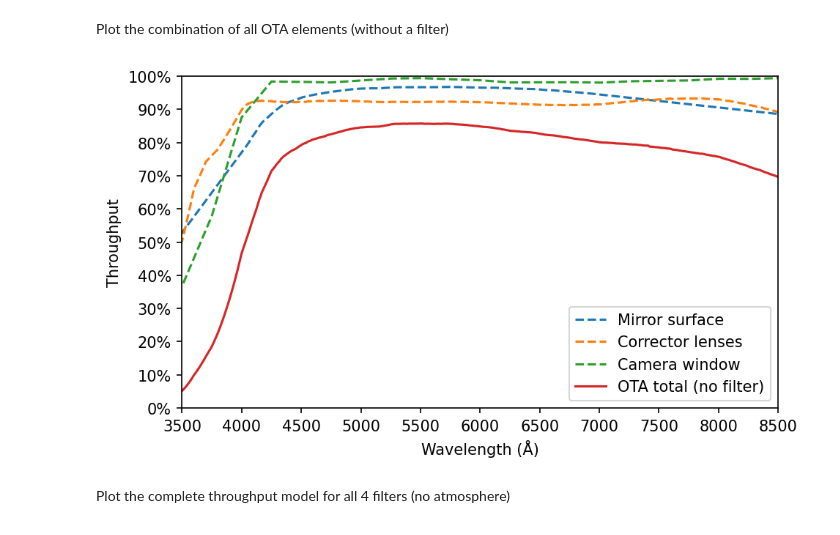
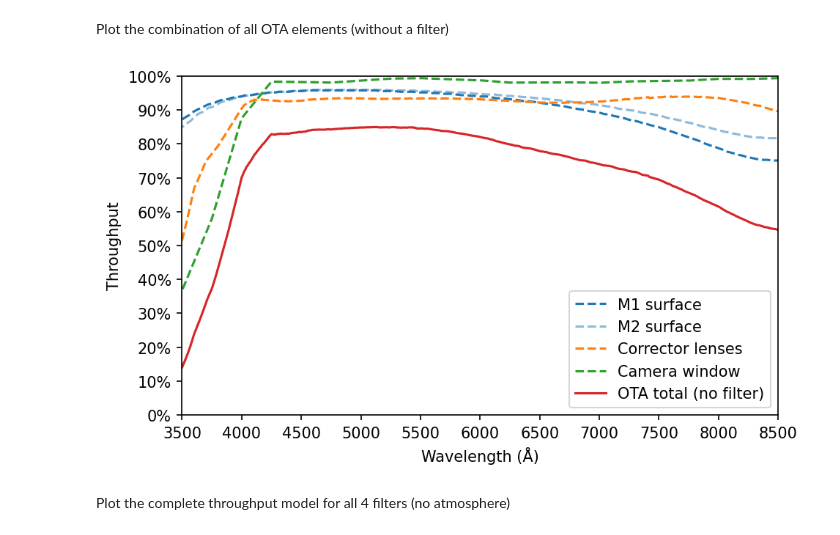
Before and after one commit to GOTO-OBS/public_resources, a Jupyter notebook: throughput/throughput.ipynb, the cells around one changed output. Saved outputs shown, nothing was run; the diff lists cells and outputs as text; code cells hidden in the pictures.

Commit message:
Update for new mirrors

```diff
--- a/throughput/throughput.ipynb
+++ b/throughput/throughput.ipynb
@@ -12,22 +12,36 @@ import matplotlib.pyplot as plt
 import matplotlib.ticker as ticker
 # %%
 data_dir = 'data'
+elements_dir = 'data/elements'
 wave_range = np.arange(300, 900, 1)
 
-# Read in data files, interpolate to the given wave range and store
+# Read in all element throughput files
 throughput_data = {}
-for filename in sorted(os.listdir(data_dir)):
+for filename in sorted(os.listdir(elements_dir)):
     if not filename.endswith('.data') or 'sky' in filename:
         continue
-    key = filename.split('.')[0]
-    data = pd.read_csv(os.path.join(data_dir, filename), names=['wave', 'throughput'], index_col=0, comment='#', sep=' ')
-    data_interp = interp1d(data.index, data.throughput, bounds_error=False, fill_value='extrapolate')(wave_range)
-    throughput_data[key] = data_interp
+
+    # Read in data file
+    data = pd.read_csv(
+        os.path.join(elements_dir, filename),
+        names=['wave', 'throughput'],
+        index_col=0,
+        comment='#',
+        sep=' ',
+    )
+
+    # Interpolate to the given wave range
+    data_interp = interp1d(
+        data.index,
+        data.throughput,
+        bounds_error=False,
+        fill_value='extrapolate',
+    )(wave_range)
+
+    # Store in dict
+    throughput_data[filename.split('.')[0]] = data_interp
 
 # Make into a dataframe
 throughput_data = pd.DataFrame(data=throughput_data, index=wave_range)
-
-# Save all data as a CSV
-throughput_data.to_csv(os.path.join(data_dir, 'throughput.csv'))
 throughput_data
 # %% [output]
@@ -49,26 +156,27 @@ Plot the combination of all OTA elements (without a filter)
 # %%
 fig, ax = plt.subplots(1, 1, figsize=(7, 4), dpi=150)
 
-ax.plot(wave_range, throughput_data['mirror'], label='Mirror surface', ls='dashed', color='tab:blue')
+ax.plot(wave_range, throughput_data['mirror1_asa'], label='M1 surface', ls='dashed', color='tab:blue')
+ax.plot(wave_range, throughput_data['mirror2_asa'], label='M2 surface', ls='dashed', color='tab:blue', alpha=0.5)
 ax.plot(wave_range, throughput_data['corrector'], label='Corrector lenses', ls='dashed', color='tab:orange')
 ax.plot(wave_range, throughput_data['window'], label='Camera window', ls='dashed', color='tab:green')
 ax.plot(wave_range, throughput_data['ota'], label='OTA total (no filter)', color='tab:red')
 
 ax.set_xlabel('Wavelength (Å)')
 ax.set_xlim(350, 850)
 ax.xaxis.set_major_locator(ticker.MultipleLocator(50))
 ax.xaxis.set_major_formatter(ticker.FuncFormatter(lambda y, _: '{:g}'.format(y*10)))
 
 ax.set_ylabel('Throughput')
 ax.set_ylim([0, 1])
 ax.yaxis.set_major_locator(ticker.MultipleLocator(0.1))
 ax.yaxis.set_major_formatter(ticker.FuncFormatter('{0:.0%}'.format))
 
 ax.legend(loc='lower right')
 
 plt.show()
 # %% [output]
-[figure, old version]
+[figure, new version]
 # %% [markdown]
 Plot the complete throughput model for all 4 filters (no atmosphere)
 # %%
```
Also changed, not shown: parts of 6 cells of this notebook, 19 other files.
